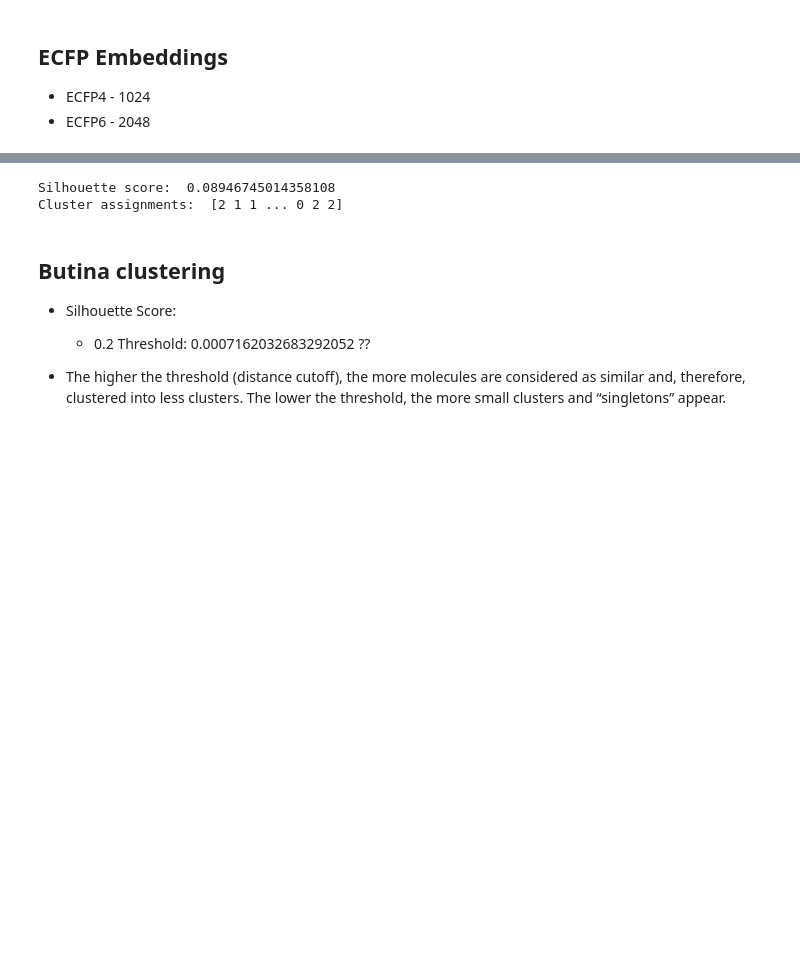
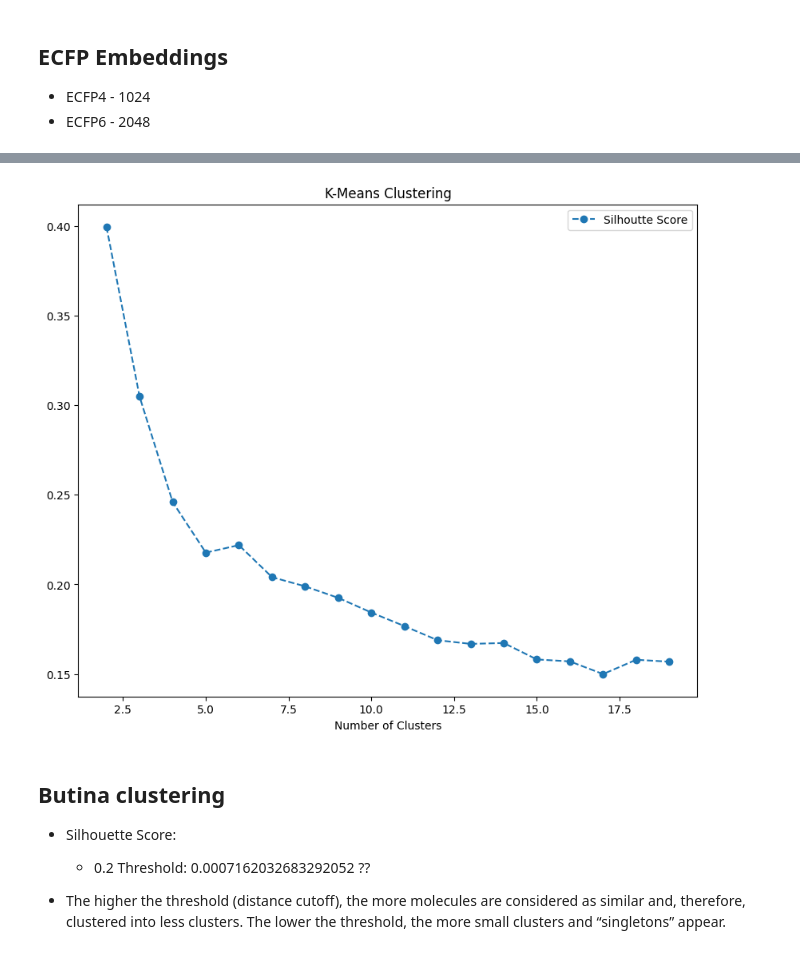
Before and after one commit to ilkersigirci/thesis-work, a Jupyter notebook: notebooks/clustering.ipynb, the cells around one changed output, grey strips where cells are left out. Saved outputs shown, nothing was run; the diff lists cells and outputs as text; code cells hidden in the pictures; blank space fills up the shorter version.

```diff
--- a/notebooks/clustering.ipynb
+++ b/notebooks/clustering.ipynb
@@ -215,33 +222,51 @@ n_ecfps = len(ecfps)
 # %%
-similarity_matrix = get_efcp_similarity_matrix(smiles_list=smiles, method="fast")
+# similarity_matrix = get_efcp_similarity_matrix(smiles_list=smiles, method="fast")
 
 ## For checking the slow method
 # similarity_matrix_slow = get_efcp_similarity_matrix(smiles_list=smiles, method="slow")
 # np.array_equal(similarity_matrix, similarity_matrix_slow)
 # np.allclose(similarity_matrix, similarity_matrix_slow, rtol=0, atol=0.2)
-
-num_clusters = 3
-
-kmeans = KMeans(init="k-means++", n_clusters=num_clusters, random_state=random_state)
-kmeans.fit(similarity_matrix)
-
-cluster_labels = kmeans.labels_
-
-# Evaluate clustering result
-score = silhouette_score(similarity_matrix, cluster_labels)
-
-print("Silhouette score: ", score)
-print("Cluster assignments: ", cluster_labels)
-# %% [output]
-Silhouette score:  0.08946745014358108
-Cluster assignments:  [2 1 1 ... 0 2 2]
+# %%
+inertias = []
+scores = []
+
+cluster_range = 20
+
+for i in range(2, cluster_range):
+    # i = 3
+
+    cluster_labels, inertia = apply_k_means(
+        data=vector_embeddings,
+        init_method="k-means++",
+        n_clusters=i,
+        random_state=random_state,
+        n_init=1,
+        device=device,
+    )
+
+    inertias.append(inertia)
+
+    score = silhouette_score(vector_embeddings, cluster_labels)
+    scores.append(score)
+    # print(f"Cluster: {i}, Silhouette score: {score:.3f}")
 # %%
-for cluster_id in range(num_clusters):
-    print(f"Cluster {cluster_id + 1}:")
-    cluster_text_indices = np.where(cluster_labels == cluster_id)[0]
-    for index in cluster_text_indices:
-        print(smiles[index])
-    print("\n")
+# for cluster_id in range(num_clusters):
+#     print(f"Cluster {cluster_id + 1}:")
+#     cluster_text_indices = np.where(cluster_labels == cluster_id)[0]
+#     for index in cluster_text_indices:
+#         print(smiles[index])
+#     print("\n")
+
+plt.figure(figsize=(10,8))
+# plt.plot(range(2, len(inertias)+2), inertias, marker='o', linestyle='--', label='Inertia')
+plt.plot(range(2, len(inertias)+2), scores, marker='o', linestyle='--', label='Silhoutte Score')
+plt.legend()
+plt.xlabel('Number of Clusters')
+# plt.ylabel('Inertia Scores')
+plt.title('K-Means Clustering')
+plt.show()
+# %% [output]
+[figure, added]
 # %% [markdown]
 ## Butina clustering
 
```
Also changed, not shown: parts of 14 cells of this notebook, 10 other files.
